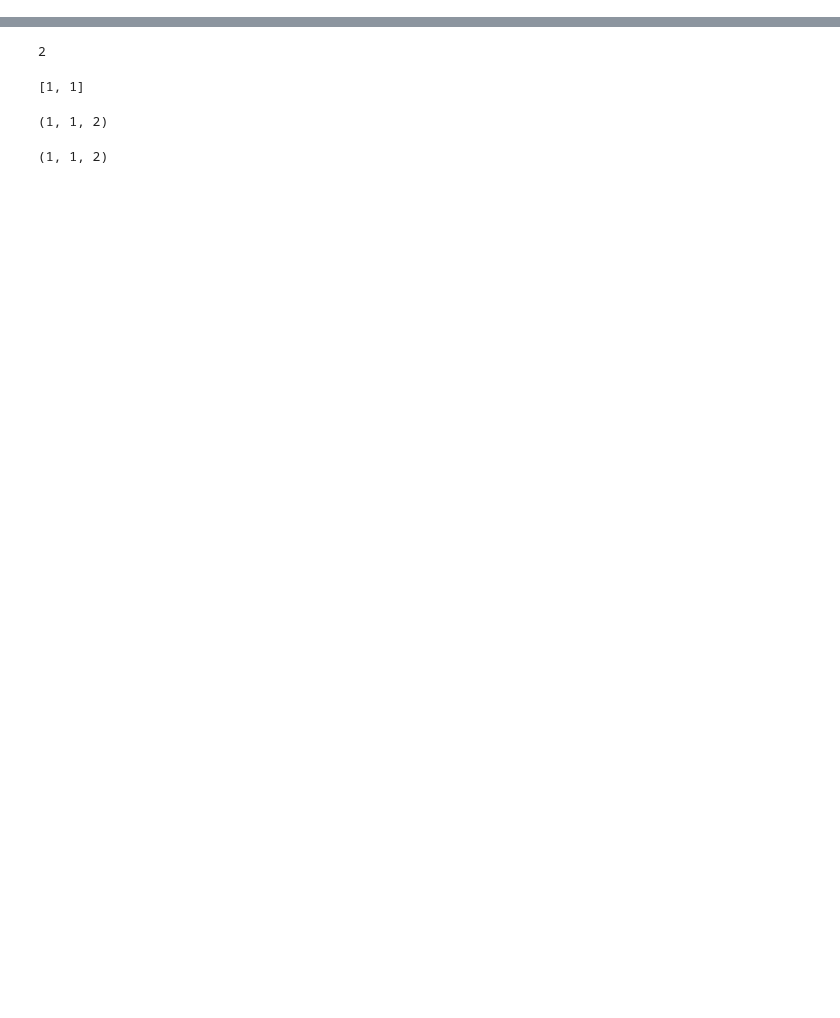
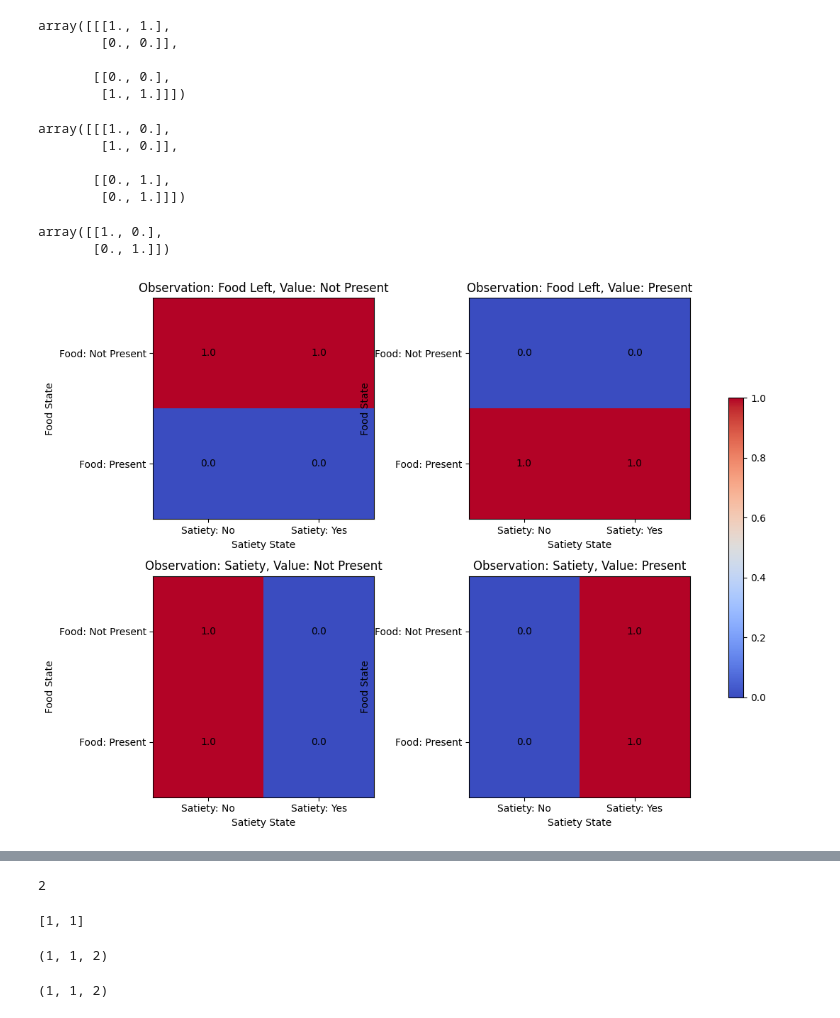
Before and after one commit to mahault/Multi-agent-sustainability, a Jupyter notebook: Sust_AIF.ipynb, the cells around one changed output, grey strips where cells are left out. Drawn from its saved outputs; the diff is of its cells as text; code cells hidden in the pictures; blank space fills up the shorter version.

```diff
--- a/Sust_AIF.ipynb
+++ b/Sust_AIF.ipynb
@@ -45,0 +121,54 @@ from pymdp import utils, maths
+# %%
+# Print the A matrix
+A[0]
+# %% [output]
+array([[[1., 1.],
+        [0., 0.]],
+
+       [[0., 0.],
+        [1., 1.]]])
+# %%
+A[1]
+# %% [output]
+array([[[1., 0.],
+        [1., 0.]],
+
+       [[0., 1.],
+        [0., 1.]]])
+# %%
+A[0][:,:,1]
+# %% [output]
+array([[1., 0.],
+       [0., 1.]])
+# %%
+# Plot
+fig, axes = plt.subplots(nrows=2, ncols=2, figsize=(12, 8))
+obs_types = ['Food Left', 'Satiety']
+obs_values = ['Not Present', 'Present']
+state_labels_food = ['Food: Not Present', 'Food: Present']
+state_labels_satiety = ['Satiety: No', 'Satiety: Yes']
+
+for obs_index in range(num_obs_types):  # Loop over observation types
+    for value_index in range(num_obs_values):  # Loop over observation values
+        ax = axes[obs_index, value_index]
+        matrix_slice = A[obs_index, value_index, :, :]
+        im = ax.imshow(matrix_slice, cmap='coolwarm', vmin=0, vmax=1)
+        ax.set_xticks(np.arange(num_s_satiety_values))
+        ax.set_yticks(np.arange(num_s_food_values))
+        ax.set_xticklabels(state_labels_satiety)
+        ax.set_yticklabels(state_labels_food)
+        ax.set_title(f'Observation: {obs_types[obs_index]}, Value: {obs_values[value_index]}')
+        ax.set_xlabel('Satiety State')
+        ax.set_ylabel('Food State')
+
+        # Add text annotations for clarity
+        for i in range(num_s_food_values):
+            for j in range(num_s_satiety_values):
+                text = ax.text(j, i, f'{matrix_slice[i, j]:.1f}',
+                               ha="center", va="center", color="black")
+
+fig.tight_layout()
+fig.colorbar(im, ax=axes.ravel().tolist(), shrink=0.6)
+plt.show()
+# %% [output]
+[figure, added]
```
Also changed, not shown: parts of 119 cells of this notebook.
